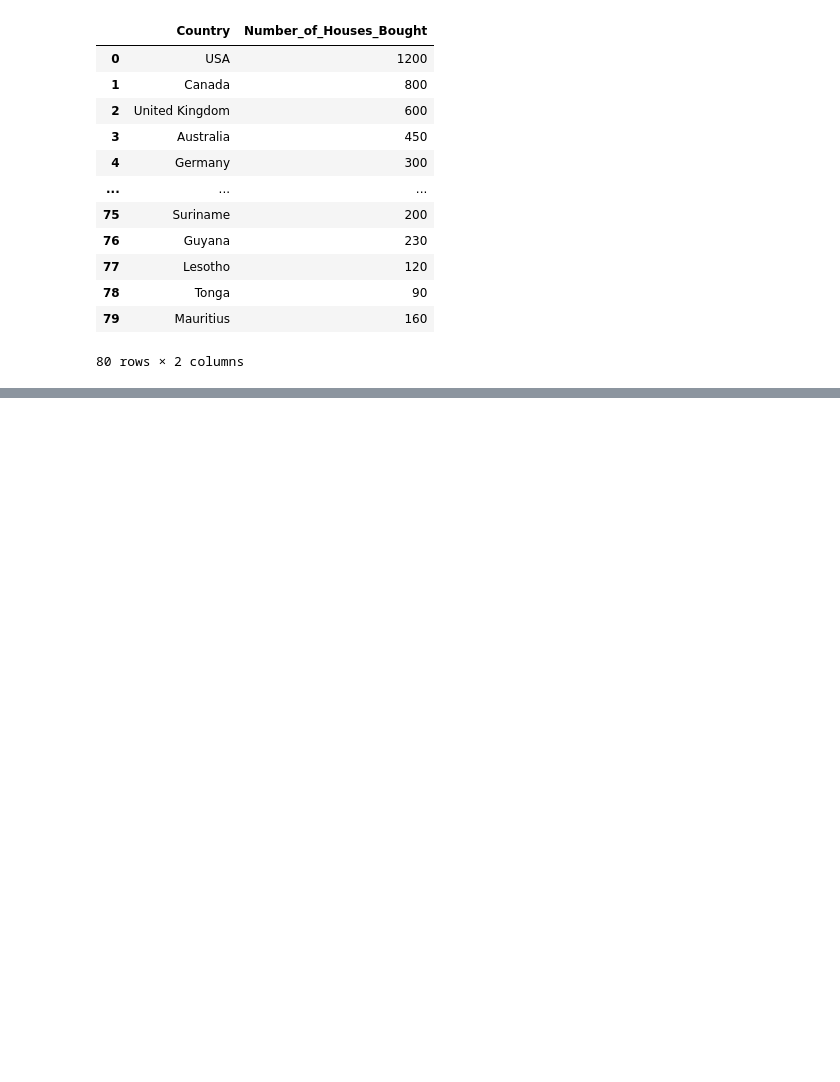
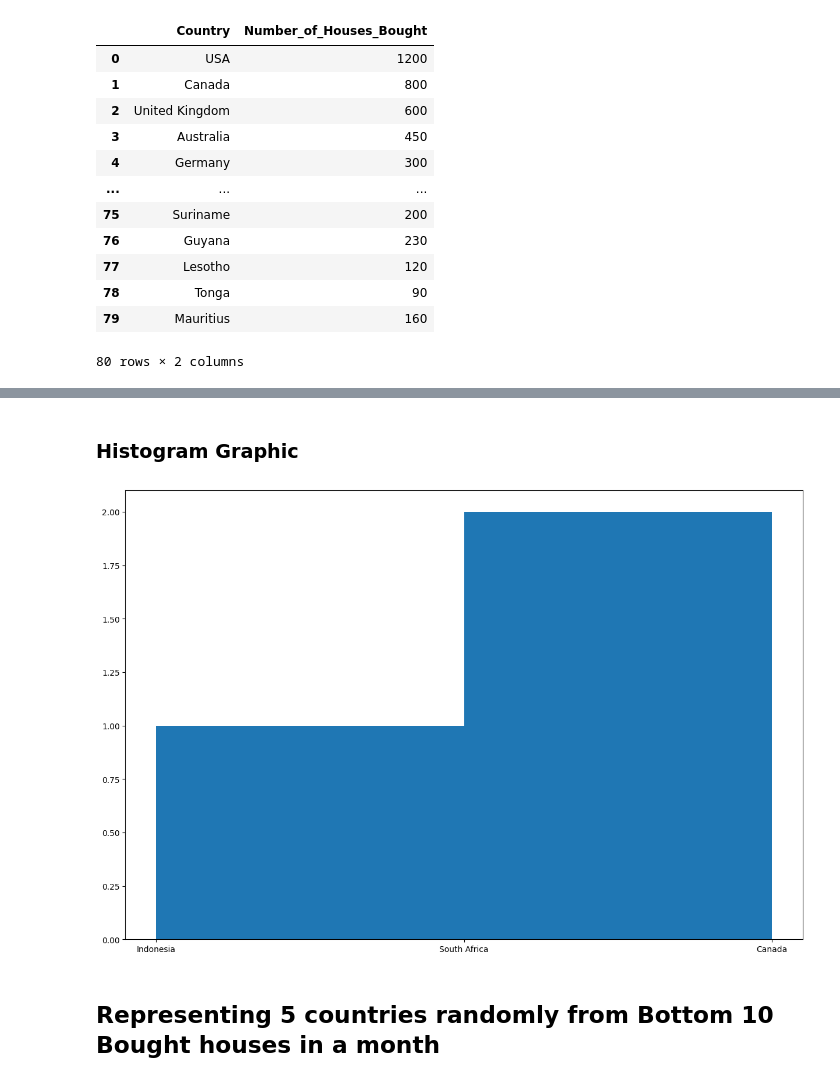
Before and after one commit to marius2347/Data-Visualization-using-matplotlib-in-Python, a Jupyter notebook: data_visualization.ipynb, the cells around one changed output, grey strips where cells are left out. Cells and saved outputs as stored; diff of their text form; code cells hidden in the pictures; blank space fills up the shorter version.

```diff
--- a/data_visualization.ipynb
+++ b/data_visualization.ipynb
@@ -29,0 +148,4 @@ df
+# %%
+# first choosing randomly from the table
+randomFive = firstTen.sample(5)
+randomFive
@@ -29,0 +159,20 @@ df
+# %% [markdown]
+<h3 color = "orange"> Histogram Graphic </h3>
+# %%
+# showing the graphic in a histogram way
+
+# size of figure
+plt.figure(figsize = (15, 10))
+
+# colors
+colors = np.array(["red","green","blue","yellow","pink"])
+
+# configure the histogram
+plt.hist(randomFive['Country'], bins = [1, 2, 3])
+
+# show the histogram
+plt.show()
+# %% [output]
+[figure, added]
+# %% [markdown]
+<h2> Representing 5 countries randomly from Bottom 10 Bought houses in a month</h2>
```
Also changed, not shown: parts of 19 cells of this notebook, 1 other file.
